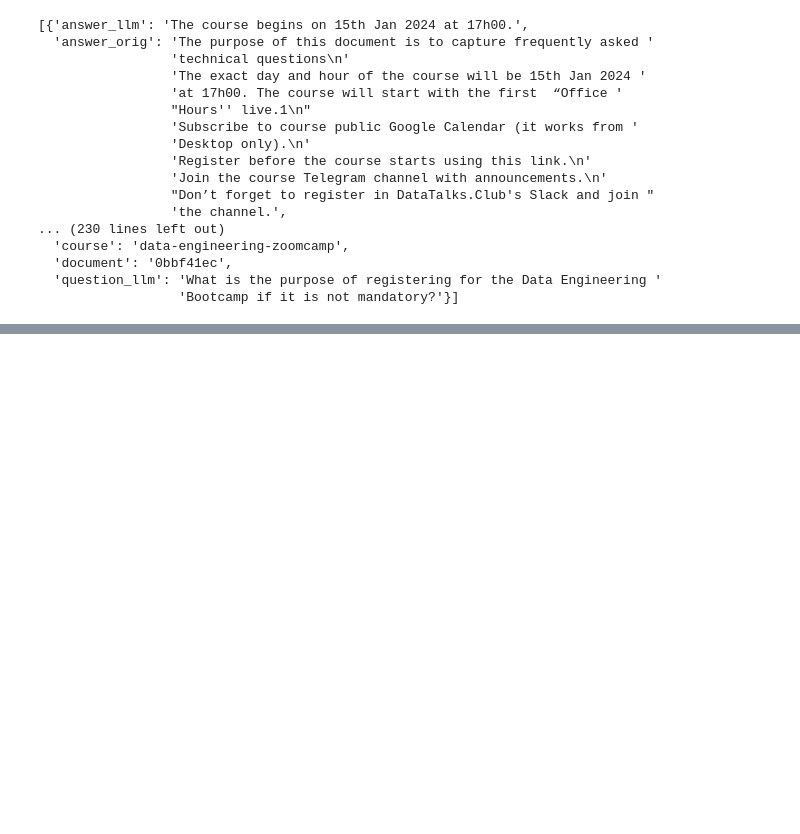
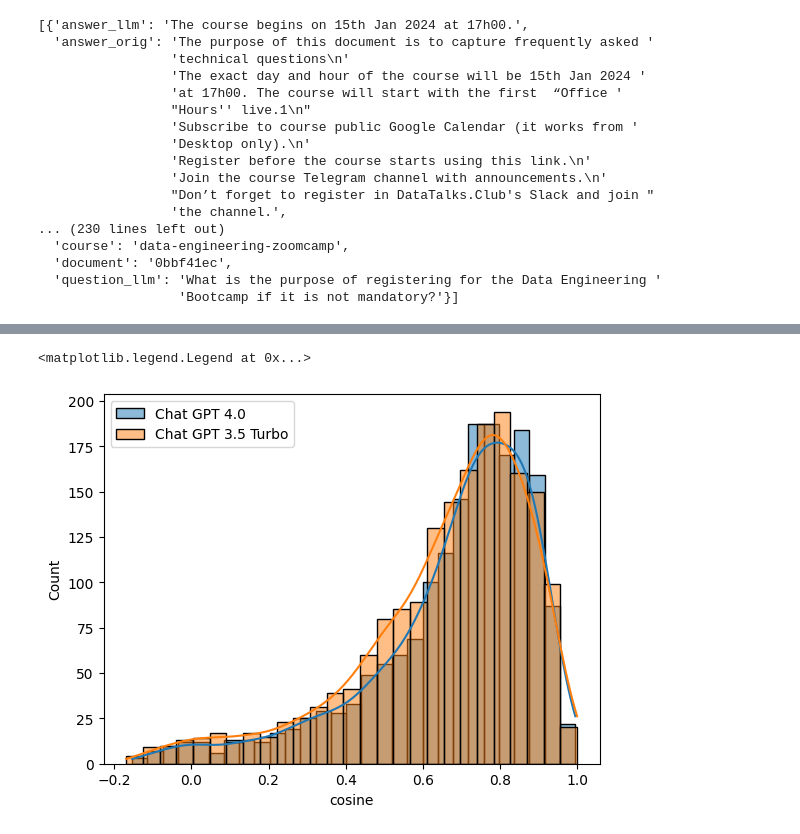
Before and after one commit to ArkadiyShuvaev/llm-zoomcamp, a Jupyter notebook: 04-monitoring/offline-rag-evaluation.ipynb, the cells around one changed output, grey strips where cells are left out. Cells and saved outputs as stored; diff of their text form; code cells hidden in the pictures; blank space fills up the shorter version.

```diff
--- a/04-monitoring/offline-rag-evaluation.ipynb
+++ b/04-monitoring/offline-rag-evaluation.ipynb
@@ -472,0 +705,10 @@ pf.to_csv(output_path, index=False)
+# %%
+import matplotlib.pyplot as plt
+
+sns.histplot(df_chat_gpt_4o["cosine"], kde=True, label="Chat GPT 4.0")
+sns.histplot(df_chat_gpt_35_turbo["cosine"], kde=True, label="Chat GPT 3.5 Turbo")
+
+plt.legend()
+# %% [output]
+<matplotlib.legend.Legend at 0x...>
+[figure, added]
```
Also changed, not shown: parts of 23 cells of this notebook, 3 other files.
